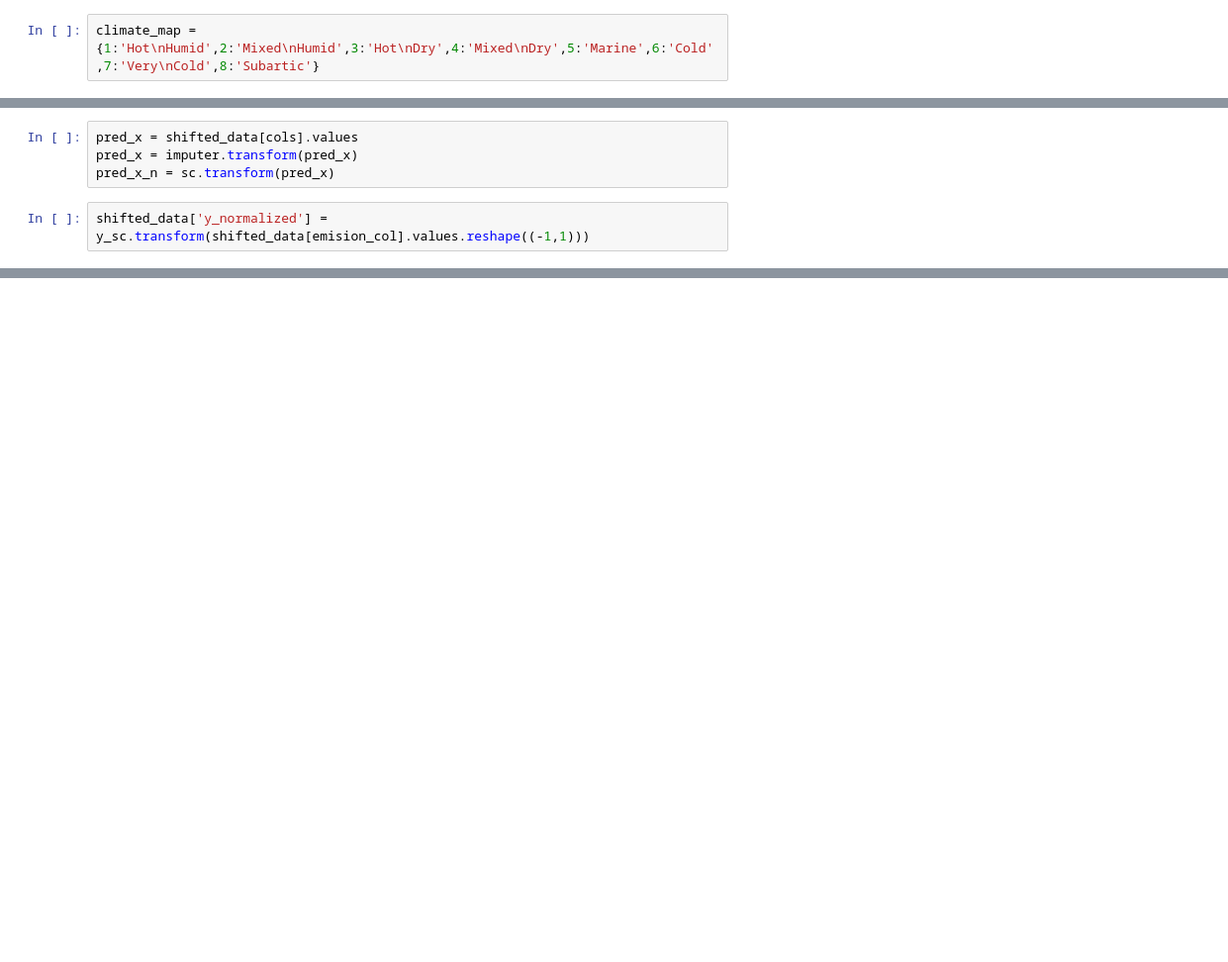
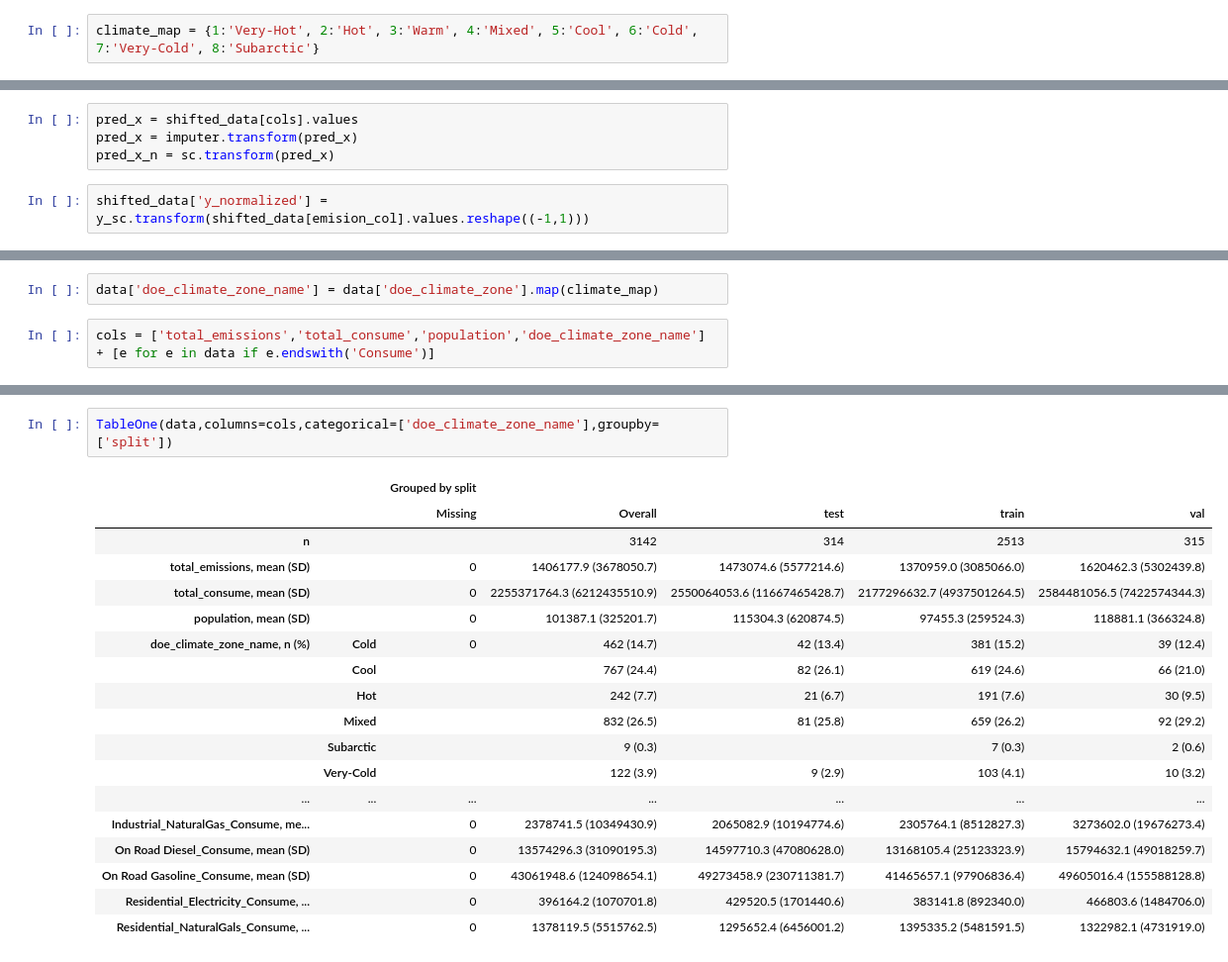
Before and after one commit to ramon349/DSE598_HW, a Jupyter notebook: step4_train_model_with_heat_shift.ipynb, the cells around one changed output, grey strips where cells are left out. Shown at 99% size. Saved outputs shown, nothing was run; the diff lists cells and outputs as text; blank space fills up the shorter version.

```diff
--- a/step4_train_model_with_heat_shift.ipynb
+++ b/step4_train_model_with_heat_shift.ipynb
@@ -330,7 +383,7 @@ all_consume_df[all_consume_df['zone']==1]
 # %%
 shifted_data = data.copy()
 # %%
-climate_map = {1:'Hot\nHumid',2:'Mixed\nHumid',3:'Hot\nDry',4:'Mixed\nDry',5:'Marine',6:'Cold',7:'Very\nCold',8:'Subartic'}
+climate_map = {1:'Very-Hot', 2:'Hot', 3:'Warm', 4:'Mixed', 5:'Cool', 6:'Cold', 7:'Very-Cold', 8:'Subarctic'}
 # %%
 region_pairs = [(8-i,8-i-1) for i in range(0,8)]
 region_pairs
@@ -362,0 +497,4 @@ make_map(df=shifted_data,column='inference_delta_shift',level='state')
+# %%
+data['doe_climate_zone_name'] = data['doe_climate_zone'].map(climate_map)
+# %%
+cols = ['total_emissions','total_consume','population','doe_climate_zone_name'] + [e for e in data if e.endswith('Consume')]
@@ -362,0 +516,21 @@ make_map(df=shifted_data,column='inference_delta_shift',level='state')
+# %%
+TableOne(data,columns=cols,categorical=['doe_climate_zone_name'],groupby=['split'])
+# %% [output]
+|  |  | Grouped by split |  |  |  |  |
+|  |  | Missing | Overall | test | train | val |
+| n |  |  | 3142 | 314 | 2513 | 315 |
+| total_emissions, mean (SD) |  | 0 | 1406177.9 (3678050.7) | 1473074.6 (5577214.6) | 1370959.0 (3085066.0) | 1620462.3 (5302439.8) |
+| total_consume, mean (SD) |  | 0 | 2255371764.3 (6212435510.9) | 2550064053.6 (11667465428.7) | 2177296632.7 (4937501264.5) | 2584481056.5 (7422574344.3) |
+| population, mean (SD) |  | 0 | 101387.1 (325201.7) | 115304.3 (620874.5) | 97455.3 (259524.3) | 118881.1 (366324.8) |
+| doe_climate_zone_name, n (%) | Cold | 0 | 462 (14.7) | 42 (13.4) | 381 (15.2) | 39 (12.4) |
+|  | Cool |  | 767 (24.4) | 82 (26.1) | 619 (24.6) | 66 (21.0) |
+|  | Hot |  | 242 (7.7) | 21 (6.7) | 191 (7.6) | 30 (9.5) |
+|  | Mixed |  | 832 (26.5) | 81 (25.8) | 659 (26.2) | 92 (29.2) |
+|  | Subarctic |  | 9 (0.3) |  | 7 (0.3) | 2 (0.6) |
+|  | Very-Cold |  | 122 (3.9) | 9 (2.9) | 103 (4.1) | 10 (3.2) |
+| ... | ... | ... | ... | ... | ... | ... |
+| Industrial_NaturalGas_Consume, me... |  | 0 | 2378741.5 (10349430.9) | 2065082.9 (10194774.6) | 2305764.1 (8512827.3) | 3273602.0 (19676273.4) |
+| On Road Diesel_Consume, mean (SD) |  | 0 | 13574296.3 (31090195.3) | 14597710.3 (47080628.0) | 13168105.4 (25123323.9) | 15794632.1 (49018259.7) |
+| On Road Gasoline_Consume, mean (SD) |  | 0 | 43061948.6 (124098654.1) | 49273458.9 (230711381.7) | 41465657.1 (97906836.4) | 49605016.4 (155588128.8) |
+| Residential_Electricity_Consume, ... |  | 0 | 396164.2 (1070701.8) | 429520.5 (1701440.6) | 383141.8 (892340.0) | 466803.6 (1484706.0) |
+| Residential_NaturalGals_Consume, ... |  | 0 | 1378119.5 (5515762.5) | 1295652.4 (6456001.2) | 1395335.2 (5481591.5) | 1322982.1 (4731919.0) |
```
Also changed, not shown: parts of 42 cells of this notebook, 2 other files.
